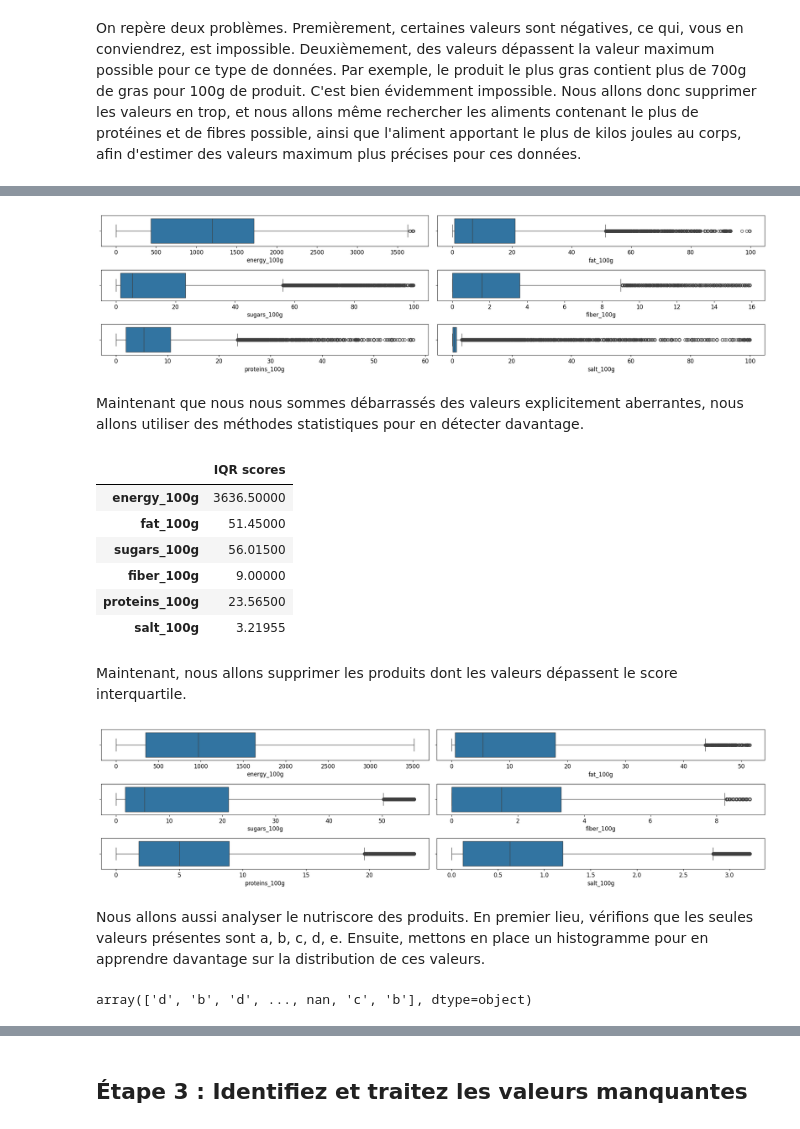
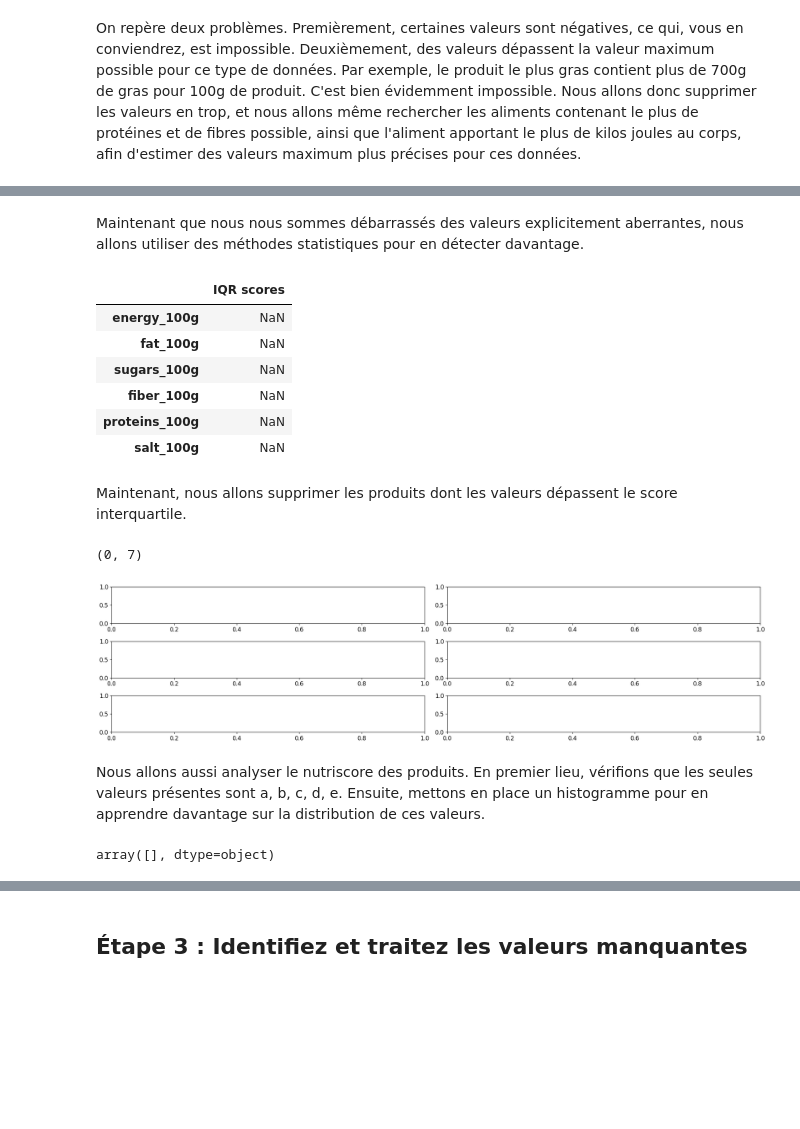
Before and after one commit to tdechanet/IAEngP3, a Jupyter notebook: analyze.ipynb, the cells around one changed output, grey strips where cells are left out. Drawn from its saved outputs; the diff is of its cells as text; code cells hidden in the pictures; blank space fills up the shorter version.

```diff
--- a/analyze.ipynb
+++ b/analyze.ipynb
@@ -181,56 +174,48 @@ salt_100g             0.000000
 dtype: float64
-# %%
-fig, ax = plt.subplots(3, 2, figsize=(20,5))
-
-ax = ax.flatten()
-
-for i, value in enumerate(nutritive_values[0:len(nutritive_values)]):
-    sns.boxplot(data=df, x=value, ax=ax[i])
-plt.tight_layout()
-# %% [output]
-[figure, removed]
 # %% [markdown]
 Maintenant que nous nous sommes débarrassés des valeurs explicitement aberrantes, nous allons utiliser des méthodes statistiques pour en détecter davantage.
 # %%
-iqr_scores = []
+# iqr_scores = []
 
-for value in nutritive_values:
-    iqr = np.quantile(df[value], q=[0.25, 0.75])
-    iqr_scores.append((iqr[1] + 1.5*(iqr[1] - iqr[0])))
+# for value in nutritive_values:
+#     iqr = np.quantile(df[value], q=[0.25, 0.75])
+#     iqr_scores.append((iqr[1] + 1.5*(iqr[1] - iqr[0])))
 
-iqr_scores_df = pd.DataFrame(iqr_scores)
-iqr_scores_df.index = nutritive_values
-iqr_scores_df.rename(columns={0:"IQR scores"}, inplace=True)
-iqr_scores_df
+# iqr_scores_df = pd.DataFrame(iqr_scores)
+# iqr_scores_df.index = nutritive_values
+# iqr_scores_df.rename(columns={0:"IQR scores"}, inplace=True)
+# iqr_scores_df
 # %% [output]
 |  | IQR scores |
-| energy_100g | 3636.50000 |
-| fat_100g | 51.45000 |
-| sugars_100g | 56.01500 |
-| fiber_100g | 9.00000 |
-| proteins_100g | 23.56500 |
-| salt_100g | 3.21955 |
+| energy_100g | NaN |
+| fat_100g | NaN |
+| sugars_100g | NaN |
+| fiber_100g | NaN |
+| proteins_100g | NaN |
+| salt_100g | NaN |
 # %% [markdown]
 Maintenant, nous allons supprimer les produits dont les valeurs dépassent le score interquartile.
 # %%
-for value in iqr_scores_df.index:
-    df = df.loc[df[value] <= iqr_scores_df.loc[value, "IQR scores"]]
+# for value in iqr_scores_df.index:
+#     df = df.loc[df[value] <= iqr_scores_df.loc[value, "IQR scores"]]
 
 
-fig, ax = plt.subplots(3, 2, figsize=(20,5))
-ax = ax.flatten()
+# fig, ax = plt.subplots(3, 2, figsize=(20,5))
+# ax = ax.flatten()
 
-for i, value in enumerate(nutritive_values[0:len(nutritive_values)]):
-    sns.boxplot(data=df, x=value, ax=ax[i])
-plt.tight_layout()
+# for i, value in enumerate(nutritive_values[0:len(nutritive_values)]):
+#     sns.boxplot(data=df, x=value, ax=ax[i])
+# plt.tight_layout()
+# print(df.shape)
 # %% [output]
+(0, 7)
-[figure, old version]
+[figure, new version]
 # %% [markdown]
 Nous allons aussi analyser le nutriscore des produits. En premier lieu, vérifions que les seules valeurs présentes sont a, b, c, d, e. Ensuite, mettons en place un histogramme pour en apprendre davantage sur la distribution de ces valeurs.
 # %%
-df["nutrition_grade_fr"].values
+df["nutrition_grade_fr"].unique()
 # %% [output]
-array(['d', 'b', 'd', ..., nan, 'c', 'b'], dtype=object)
+array([], dtype=object)
 # %%
 df['nutrition_grade_fr'] = pd.Categorical(df['nutrition_grade_fr'], ["a","b","c","d","e"])
 sns.histplot(data=df["nutrition_grade_fr"])
```
Also changed, not shown: parts of 29 cells of this notebook.
